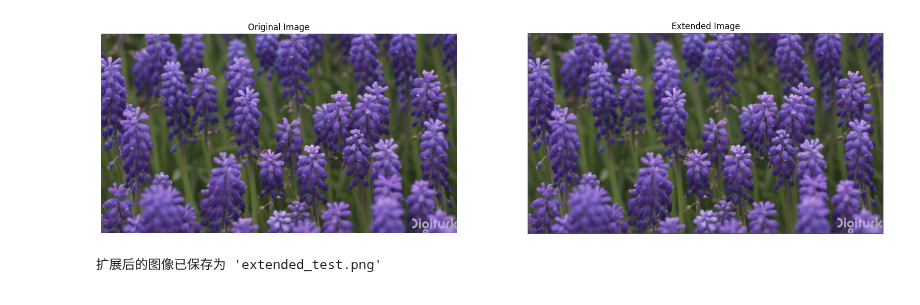
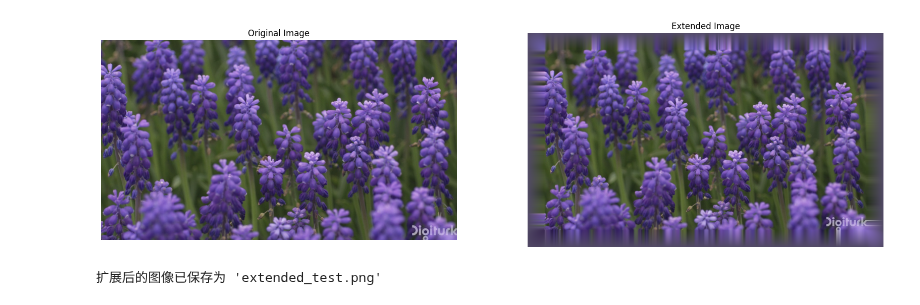
Before and after one commit to ac-freeman/GSVC, a Jupyter notebook: Visualization/Clip.ipynb, the cells around one changed output. Drawn from its saved outputs; the diff is of its cells as text; code cells hidden in the pictures.

```diff
--- a/Visualization/Clip.ipynb
+++ b/Visualization/Clip.ipynb
@@ -4,7 +4,7 @@ import numpy as np
 import matplotlib.pyplot as plt
 
 def extend_image(image):
-    border_size=10
+    border_size=100
     mean_color = np.mean(image, axis=(0, 1)).astype(np.uint8)
     H, W, C = image.shape
     extended_image = np.zeros((H + 2 * border_size, W + 2 * border_size, C), dtype=np.uint8)
@@ -33,32 +33,32 @@ def extend_image(image):
             extended_image[H + 2*border_size-1-i,  W + 2*border_size -1-j] = (1-alpha_x) * extended_image[H + 2*border_size -1-i,  W+border_size-1] + (1-alpha_y) * extended_image[H+border_size-1, W + 2*border_size -1-j]
     return extended_image
 
 # 读取图片
 image = cv2.imread('test.png')
 image_rgb = cv2.cvtColor(image, cv2.COLOR_BGR2RGB)
 
 # 调用extend_image函数进行扩展
 extended_image = extend_image(image_rgb)
 
 # 使用matplotlib显示原始图像和扩展图像
 plt.figure(figsize=(20, 10))
 
 plt.subplot(1, 2, 1)
 plt.imshow(image_rgb)
 plt.title('Original Image')
 plt.axis('off')
 
 plt.subplot(1, 2, 2)
 plt.imshow(extended_image)
 plt.title('Extended Image')
 plt.axis('off')
 
 plt.show()
 
 # 保存扩展后的图像
 extended_image_bgr = cv2.cvtColor(extended_image, cv2.COLOR_RGB2BGR)
 cv2.imwrite('extended_test.png', extended_image_bgr)
 print("扩展后的图像已保存为 'extended_test.png'")
 # %% [output]
-[figure, old version]
+[figure, new version]
 扩展后的图像已保存为 'extended_test.png'
```
Also changed, not shown: 9 other files.
